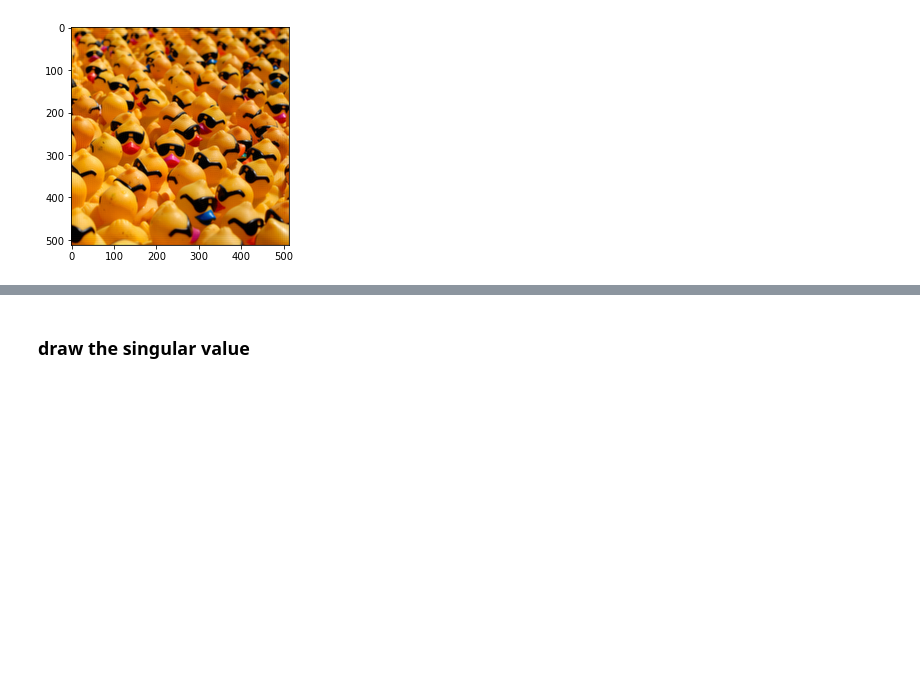
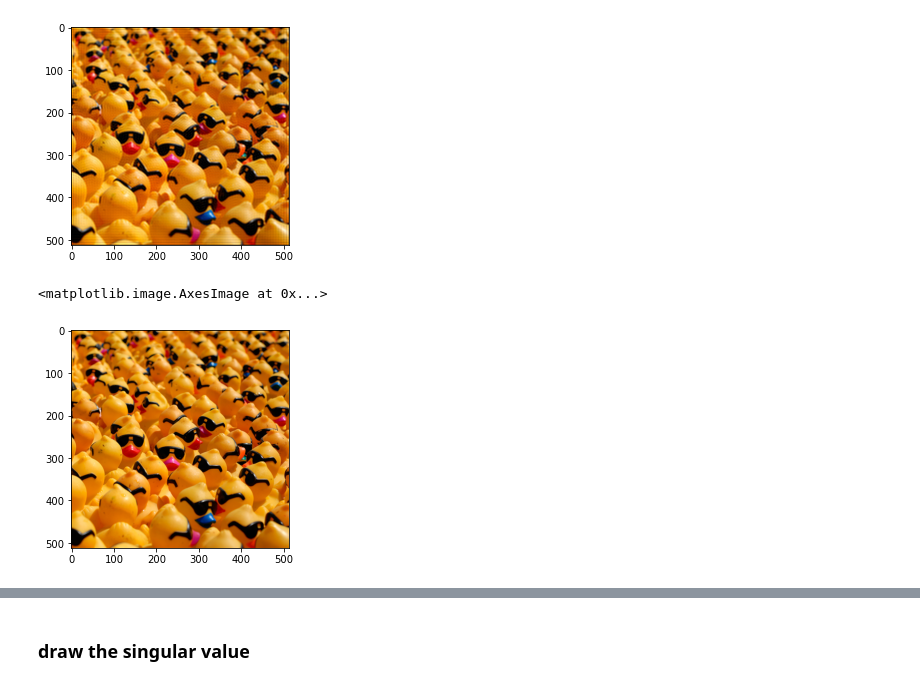
Before and after one commit to Linnore/DDA3005_114514, a Jupyter notebook: problem2.ipynb, the cells around one changed output, grey strips where cells are left out. Saved outputs shown, nothing was run; the diff lists cells and outputs as text; code cells hidden in the pictures; blank space fills up the shorter version.

```diff
--- a/problem2.ipynb
+++ b/problem2.ipynb
@@ -55,6 +57,11 @@ plt.imshow(data[2])
 Clipping input data to the valid range for imshow with RGB data ([0..1] for floats or [0..255] for integers).
 <matplotlib.image.AxesImage at 0x...>
 [figure]
+# %%
+plt.imshow(data[0])
+# %% [output]
+<matplotlib.image.AxesImage at 0x...>
+[figure, added]
 # %%
 result_df
 # %% [output]
```
Also changed, not shown: parts of 6 cells of this notebook.
